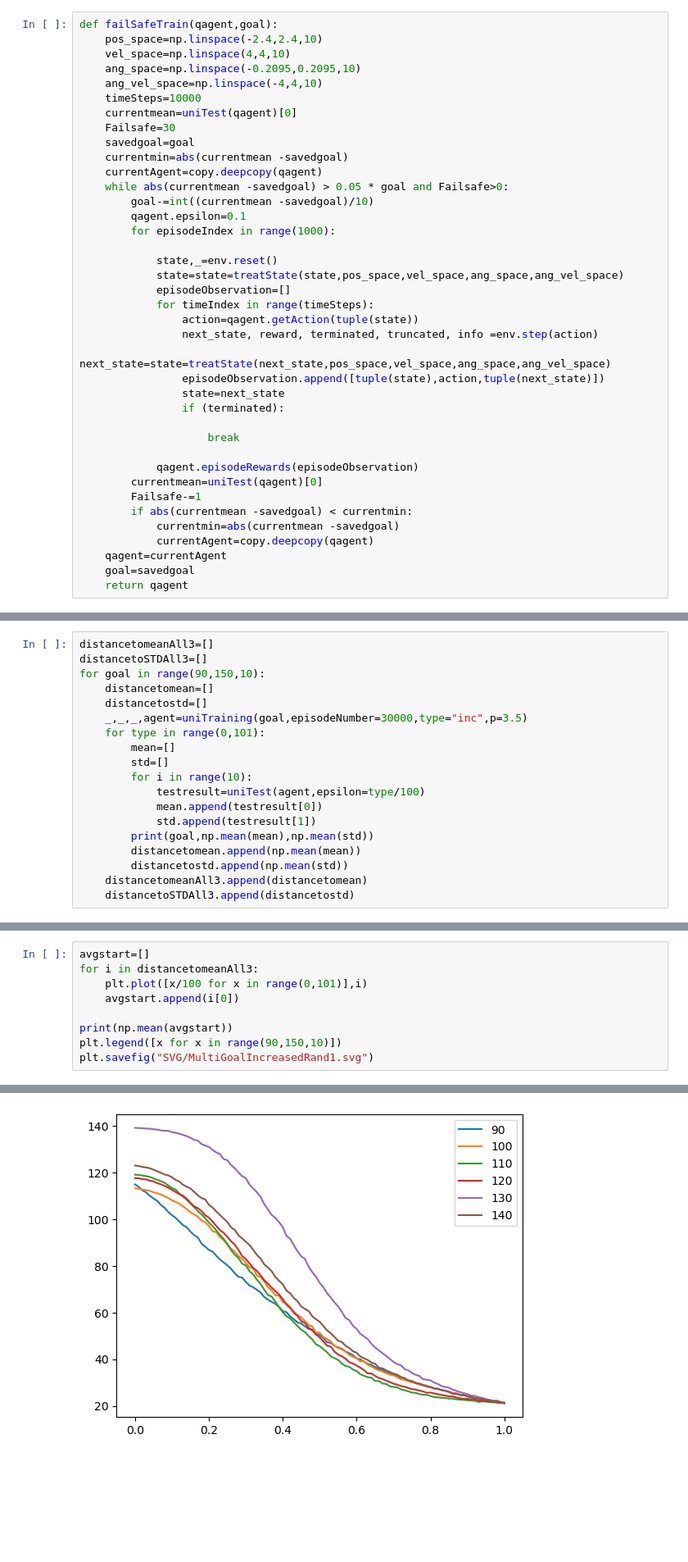
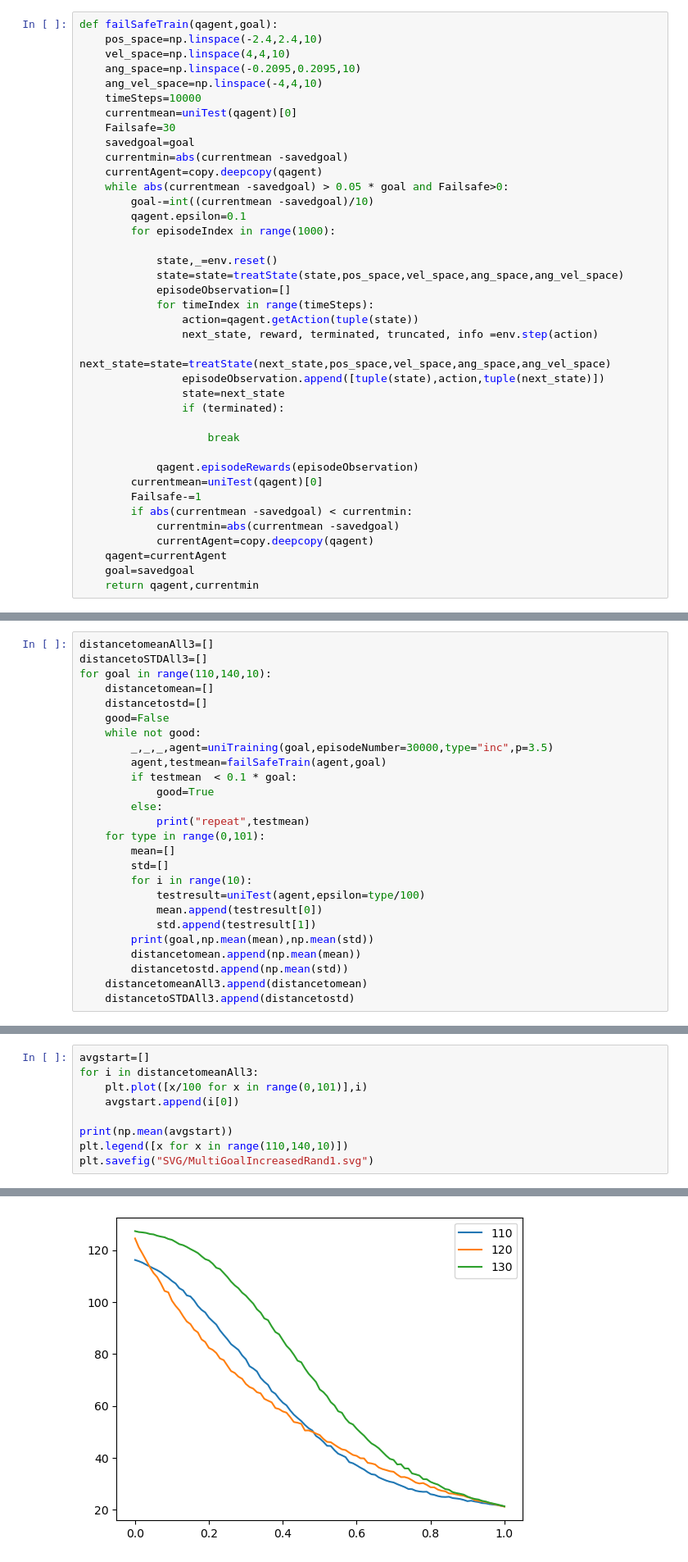
Before and after one commit to mvdbremt/Performance-Specific-Reinforcement-learning, a Jupyter notebook: MultiTraining.ipynb, the cells around one changed output, grey strips where cells are left out. Shown: that part at 82% size. Cells and saved outputs as stored; diff of their text form; blank space fills up the shorter version.

```diff
--- a/MultiTraining.ipynb
+++ b/MultiTraining.ipynb
@@ -433,7 +433,7 @@ def failSafeTrain(qagent,goal):
             currentAgent=copy.deepcopy(qagent)
     qagent=currentAgent
     goal=savedgoal
-    return qagent
+    return qagent,currentmin
 # %%
 distancetomeanAll=[]
 for goal in range(60,170,10):
@@ -510,10 +537,17 @@ plt.savefig("SVG/MultiGoalIncreasedmean.svg")
 # %%
 distancetomeanAll3=[]
 distancetoSTDAll3=[]
-for goal in range(90,150,10):
+for goal in range(110,140,10):
     distancetomean=[]
     distancetostd=[]
-    _,_,_,agent=uniTraining(goal,episodeNumber=30000,type="inc",p=3.5)
+    good=False
+    while not good:
+        _,_,_,agent=uniTraining(goal,episodeNumber=30000,type="inc",p=3.5)
+        agent,testmean=failSafeTrain(agent,goal)
+        if testmean  < 0.1 * goal:
+            good=True
+        else:
+            print("repeat",testmean)
     for type in range(0,101):
         mean=[]
         std=[]
@@ -551,6 +585,6 @@ for i in distancetomeanAll3:
     avgstart.append(i[0])
 
 print(np.mean(avgstart))
-plt.legend([x for x in range(90,150,10)])
+plt.legend([x for x in range(110,140,10)])
 plt.savefig("SVG/MultiGoalIncreasedRand1.svg")
 # %% [output]
@@ -558,4 +592,4 @@ plt.savefig("SVG/MultiGoalIncreasedRand1.svg")
-[figure, old version]
+[figure, new version]
 # %%
 avgstart=[]
 for i in distancetoSTDAll3:
```
Also changed, not shown: parts of 12 cells of this notebook, 3 other files.
